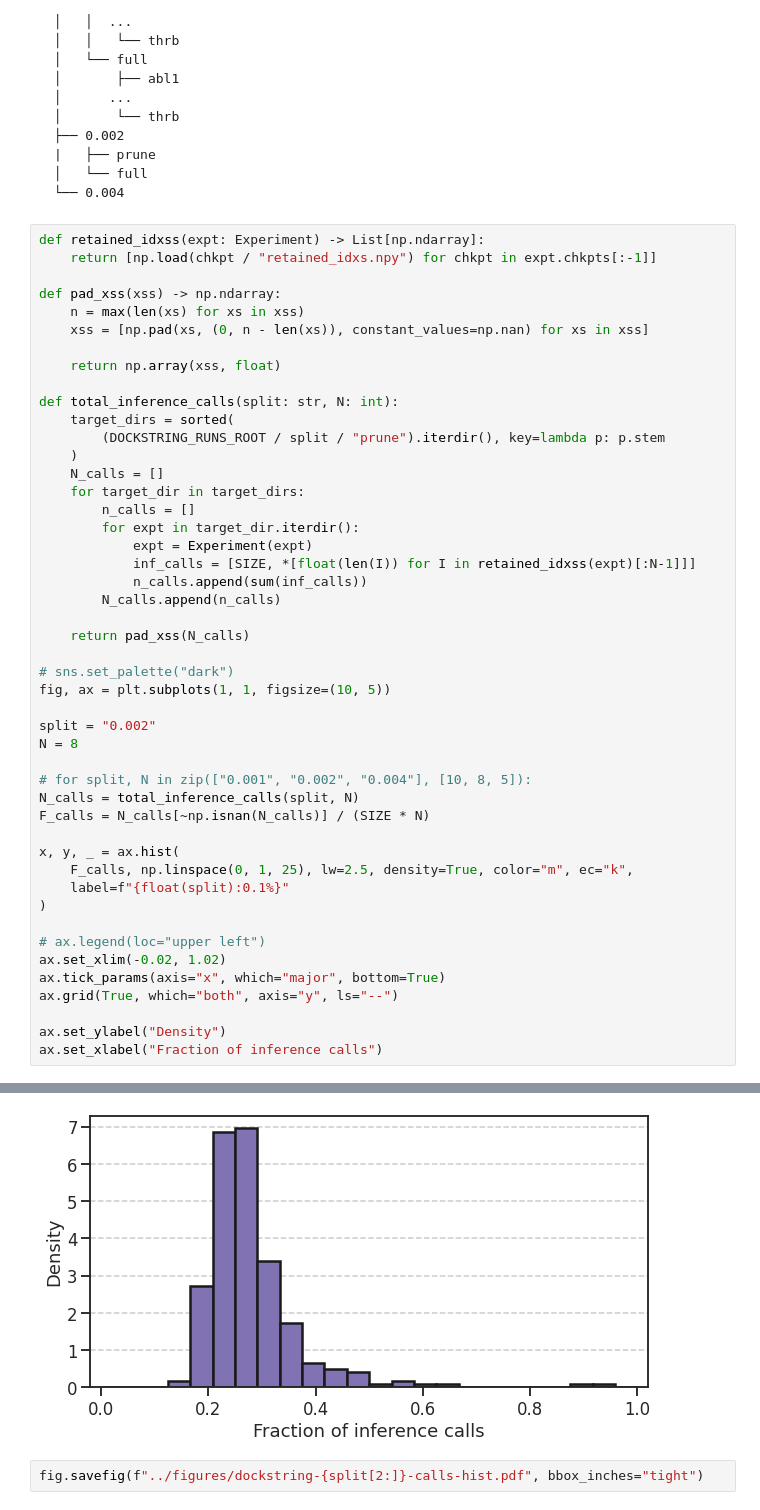
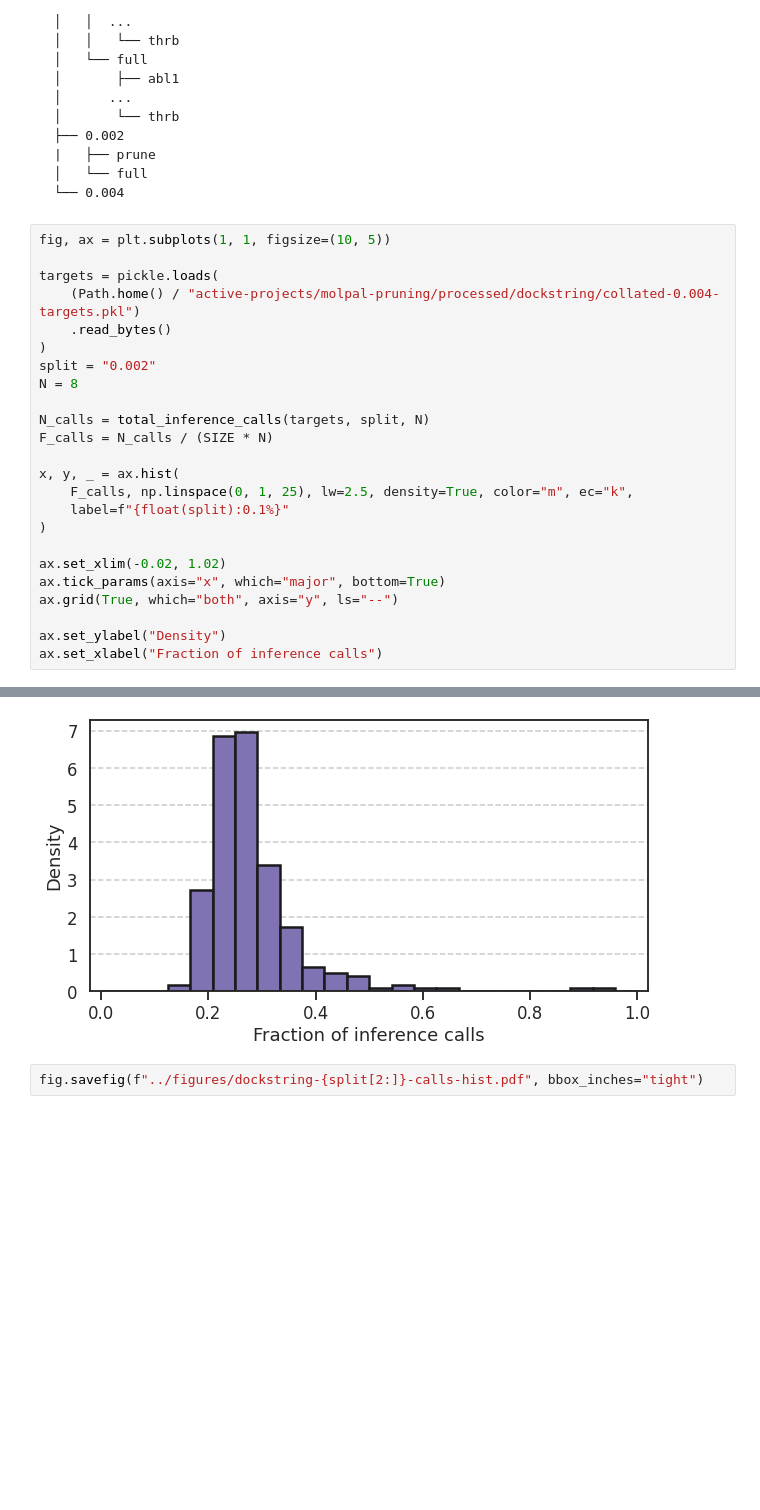
Before and after one commit to coleygroup/molpal, a Jupyter notebook: notebooks/dockstring-figures.ipynb, the cells around one changed output, grey strips where cells are left out. Drawn from its saved outputs; the diff is of its cells as text; blank space fills up the shorter version.

````diff
--- a/notebooks/dockstring-figures.ipynb
+++ b/notebooks/dockstring-figures.ipynb
@@ -201,55 +249,32 @@ DOCKSTRING_RUNS_ROOT
 └── 0.004
 ```
 # %%
-def retained_idxss(expt: Experiment) -> List[np.ndarray]:
-    return [np.load(chkpt / "retained_idxs.npy") for chkpt in expt.chkpts[:-1]]
-
-def pad_xss(xss) -> np.ndarray:
-    n = max(len(xs) for xs in xss)
-    xss = [np.pad(xs, (0, n - len(xs)), constant_values=np.nan) for xs in xss]
-
-    return np.array(xss, float)
-
-def total_inference_calls(split: str, N: int):
-    target_dirs = sorted(
-        (DOCKSTRING_RUNS_ROOT / split / "prune").iterdir(), key=lambda p: p.stem
-    )
-    N_calls = []
-    for target_dir in target_dirs:
-        n_calls = []
-        for expt in target_dir.iterdir():
-            expt = Experiment(expt)
-            inf_calls = [SIZE, *[float(len(I)) for I in retained_idxss(expt)[:N-1]]]
-            n_calls.append(sum(inf_calls))
-        N_calls.append(n_calls)
-
-    return pad_xss(N_calls)
-
-# sns.set_palette("dark")
 fig, ax = plt.subplots(1, 1, figsize=(10, 5))
 
+targets = pickle.loads(
+    (Path.home() / "active-projects/molpal-pruning/processed/dockstring/collated-0.004-targets.pkl")
+    .read_bytes()
+)
 split = "0.002"
 N = 8
 
-# for split, N in zip(["0.001", "0.002", "0.004"], [10, 8, 5]):
-N_calls = total_inference_calls(split, N)
-F_calls = N_calls[~np.isnan(N_calls)] / (SIZE * N)
+N_calls = total_inference_calls(targets, split, N)
+F_calls = N_calls / (SIZE * N)
 
 x, y, _ = ax.hist(
     F_calls, np.linspace(0, 1, 25), lw=2.5, density=True, color="m", ec="k",
     label=f"{float(split):0.1%}"
 )
 
-# ax.legend(loc="upper left")
 ax.set_xlim(-0.02, 1.02)
 ax.tick_params(axis="x", which="major", bottom=True)
 ax.grid(True, which="both", axis="y", ls="--")
 
 ax.set_ylabel("Density")
 ax.set_xlabel("Fraction of inference calls")
 # %% [output]
 Text(0.5, 0, 'Fraction of inference calls')
-[figure, old version]
+[figure, new version]
 # %%
 fig.savefig(f"../figures/dockstring-{split[2:]}-calls-hist.pdf", bbox_inches="tight")
 # %% [markdown]
````
Also changed, not shown: parts of 9 cells of this notebook, 1 other file.
